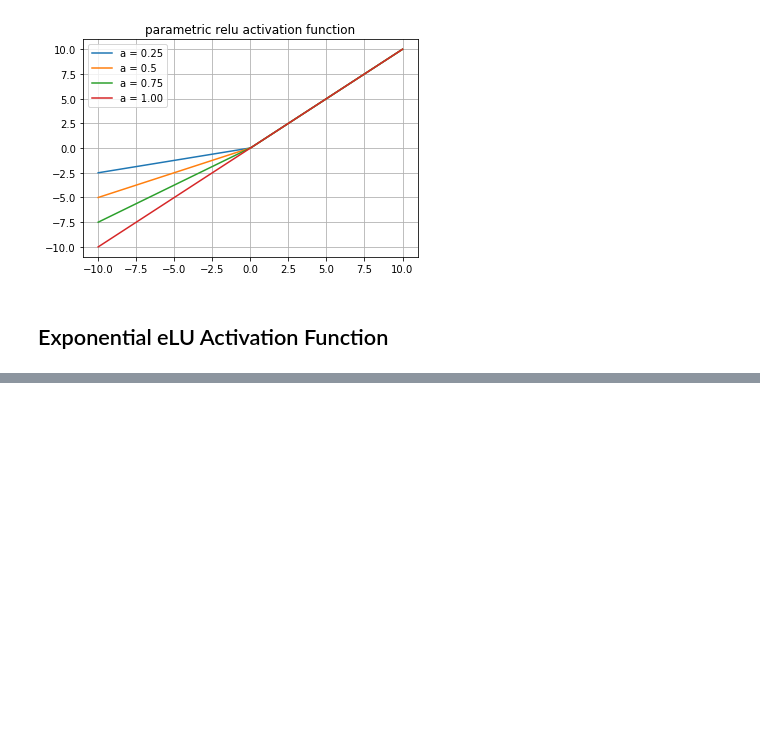
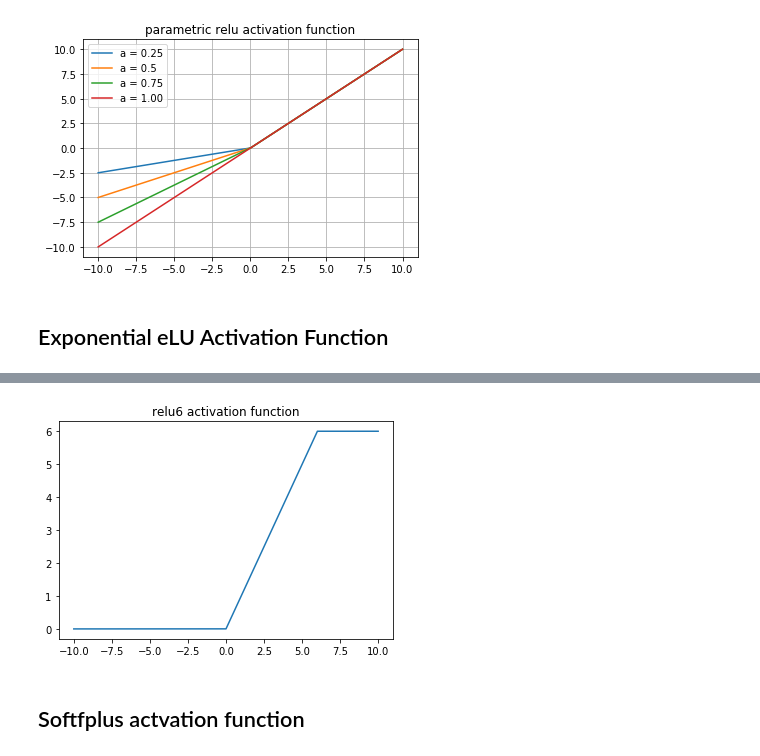
Before and after one commit to nilutpolkashyap/Robotics-Automation-QSTP-2021, a Jupyter notebook: Untitled.ipynb, the cells around one changed output, grey strips where cells are left out. Drawn from its saved outputs; the diff is of its cells as text; code cells hidden in the pictures; blank space fills up the shorter version.

Commit message:
done with activation functions
completed code for different activation functions in python

```diff
--- a/Untitled.ipynb
+++ b/Untitled.ipynb
@@ -203,0 +207,19 @@ plt.show()
+# %%
+def relu6_activation_function(x):
+    if x<6:
+        return np.array([0, x]).max()
+    else:
+        return 6
+# %%
+x = np.linspace(-10,10,5000)
+y = []
+for i in x:
+    y.append(relu6_activation_function(i))
+# %%
+plt.plot(x,y)
+plt.title('relu6 activation function')
+plt.show()
+# %% [output]
+[figure, added]
+# %% [markdown]
+## Softfplus actvation function
```
Also changed, not shown: parts of 15 cells of this notebook.
